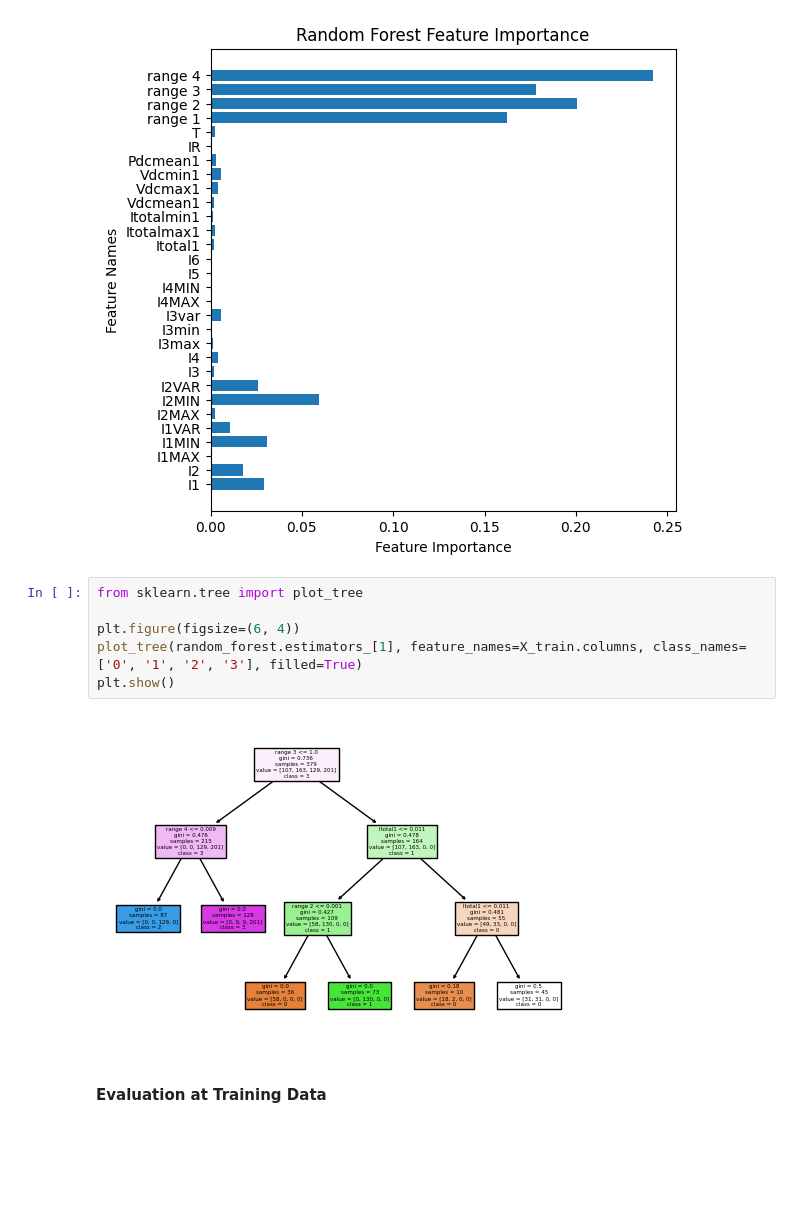
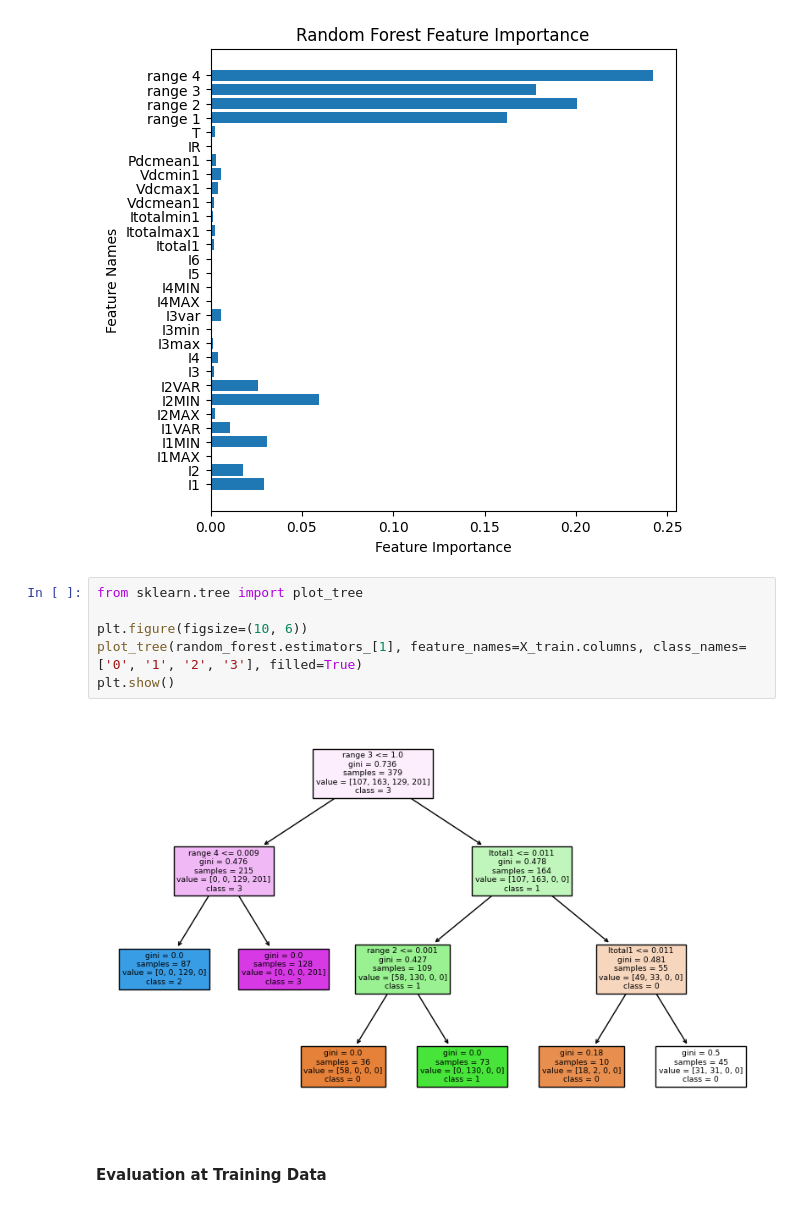
Before and after one commit to SarantisPapachrist/Diploma-Thesis, a Jupyter notebook: PV_dataset/random_forest_PV.ipynb, the cells around one changed output. Drawn from its saved outputs; the diff is of its cells as text; blank space fills up the shorter version.

```diff
--- a/PV_dataset/random_forest_PV.ipynb
+++ b/PV_dataset/random_forest_PV.ipynb
@@ -138,11 +138,11 @@ plt.show()
 # %%
 from sklearn.tree import plot_tree
 
-plt.figure(figsize=(6, 4))
+plt.figure(figsize=(10, 6))
 plot_tree(random_forest.estimators_[1], feature_names=X_train.columns, class_names=['0', '1', '2', '3'], filled=True)
 plt.show()
 # %% [output]
-[figure, old version]
+[figure, new version]
 # %% [markdown]
 #### Evaluation at Training Data
 # %%
```
Also changed, not shown: parts of 1 cell of this notebook, 1 other file.
